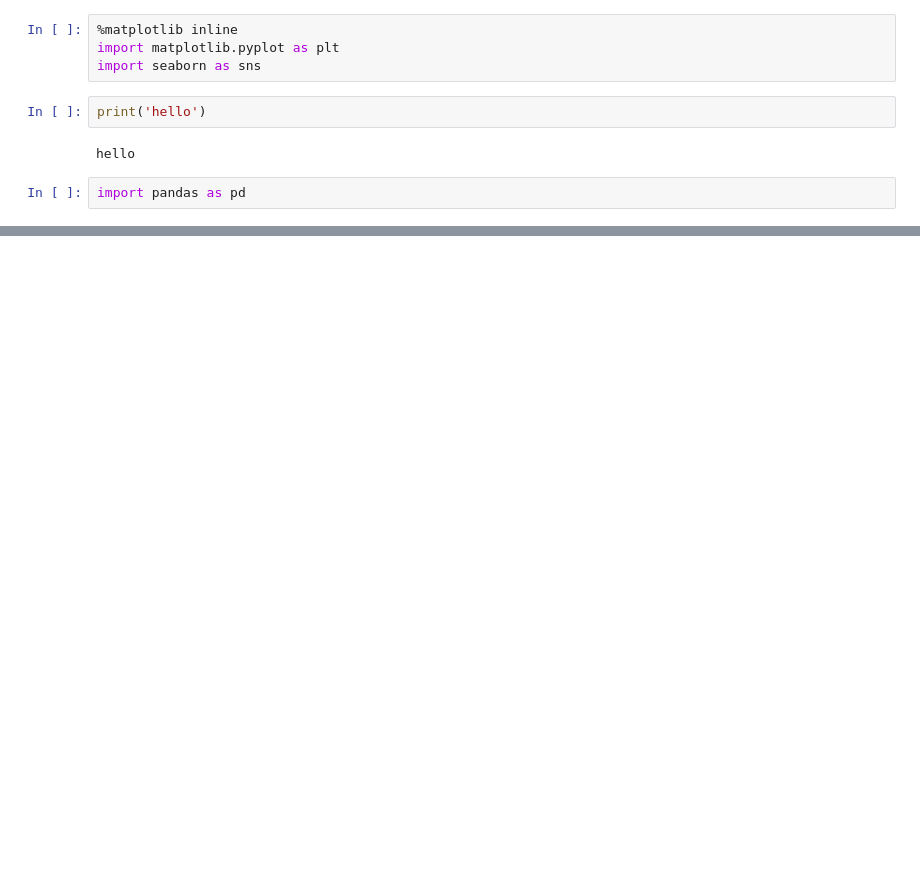
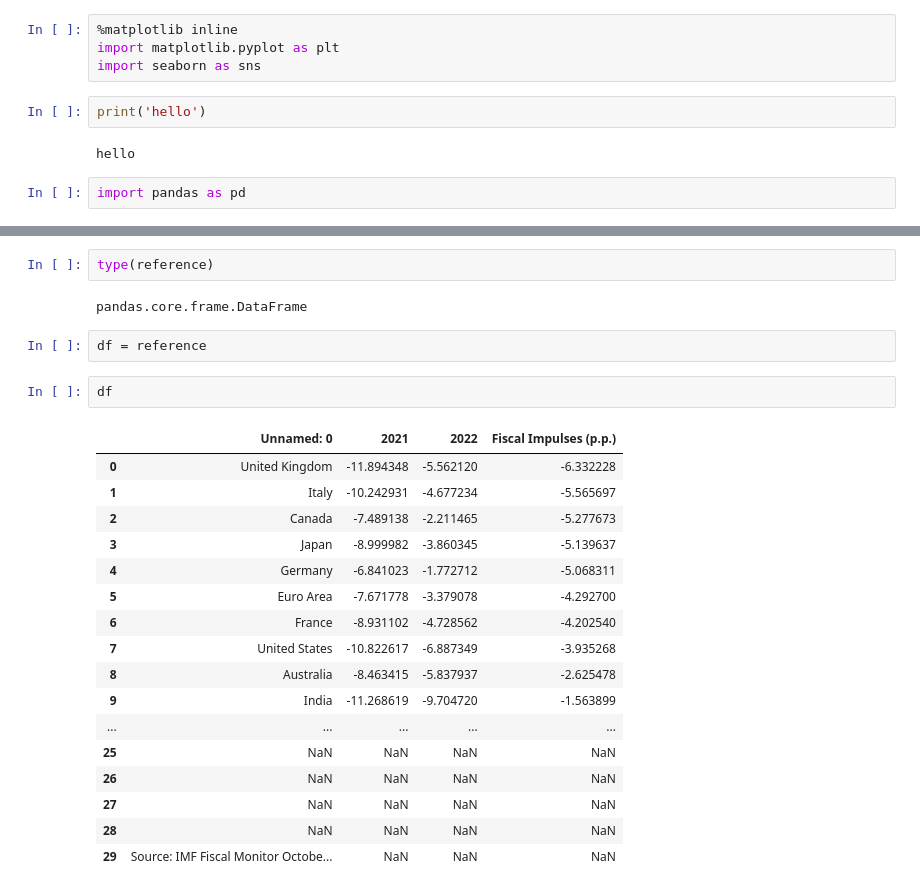
Before and after one commit to sakthive/Test_binder, a Jupyter notebook: Notebook.ipynb, the cells around one changed output, grey strips where cells are left out. Saved outputs shown, nothing was run; the diff lists cells and outputs as text; blank space fills up the shorter version.

```diff
--- a/Notebook.ipynb
+++ b/Notebook.ipynb
@@ -14,0 +19,26 @@ ImportError: Missing optional dependency 'openpyxl'.  Use pip or conda to instal
+# %%
+type(reference)
+# %% [output]
+pandas.core.frame.DataFrame
+# %%
+df = reference
+# %%
+df
+# %% [output]
+|  | Unnamed: 0 | 2021 | 2022 | Fiscal Impulses (p.p.) |
+| 0 | United Kingdom | -11.894348 | -5.562120 | -6.332228 |
+| 1 | Italy | -10.242931 | -4.677234 | -5.565697 |
+| 2 | Canada | -7.489138 | -2.211465 | -5.277673 |
+| 3 | Japan | -8.999982 | -3.860345 | -5.139637 |
+| 4 | Germany | -6.841023 | -1.772712 | -5.068311 |
+| 5 | Euro Area | -7.671778 | -3.379078 | -4.292700 |
+| 6 | France | -8.931102 | -4.728562 | -4.202540 |
+| 7 | United States | -10.822617 | -6.887349 | -3.935268 |
+| 8 | Australia | -8.463415 | -5.837937 | -2.625478 |
+| 9 | India | -11.268619 | -9.704720 | -1.563899 |
+| ... | ... | ... | ... | ... |
+| 25 | NaN | NaN | NaN | NaN |
+| 26 | NaN | NaN | NaN | NaN |
+| 27 | NaN | NaN | NaN | NaN |
+| 28 | NaN | NaN | NaN | NaN |
+| 29 | Source: IMF Fiscal Monitor Octobe... | NaN | NaN | NaN |
```
Also changed, not shown: parts of 21 cells of this notebook, 6 other files.
